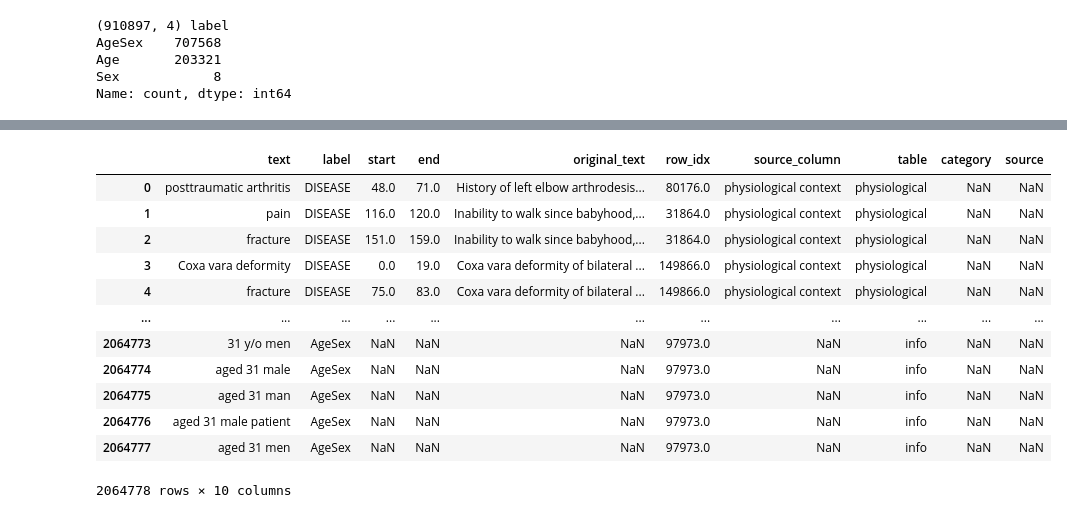
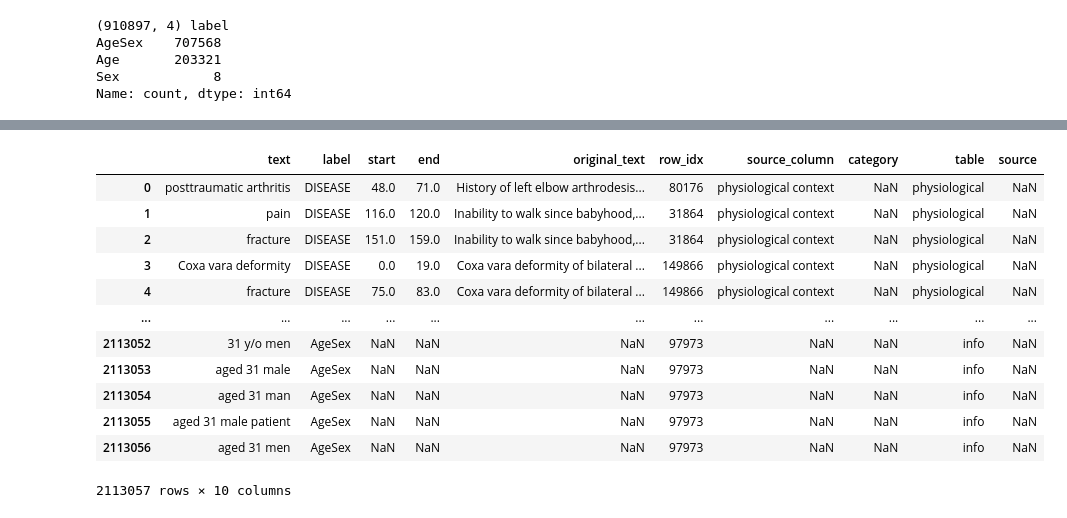
Before and after one commit to anc-22/Clinical_NLP_Project, a Jupyter notebook: notebook/NERLabelGeneration.ipynb, the cells around one changed output, grey strips where cells are left out. Drawn from its saved outputs; the diff is of its cells as text; code cells hidden in the pictures.

```diff
--- a/notebook/NERLabelGeneration.ipynb
+++ b/notebook/NERLabelGeneration.ipynb
@@ -512,10 +375,17 @@ if __name__ == "__main__":
     print("CUSTOM ANATOMY EXTRACTION FOR PHYSIOLOGICAL CONTEXT")
     print("="*60)
 
-    def extract_anatomy_from_physiological_context(df_medical):
+    def extract_anatomy_from_physiological_context(df_medical, text_column, id_column='idx'):
         """Extract anatomy entities from physiological context that BC5CDR might miss"""
 
         anatomy_entities = []
+         # build the id series once
+        if id_column is not None and id_column in df_medical.columns:
+            ids_series = df_medical[id_column].where(pd.notna(df_medical[id_column]), df_medical.index)
+        else:
+            ids_series = df_medical.index
+
+        texts = df_medical[text_column].fillna('').astype(str)
 
         # Comprehensive anatomy patterns
         anatomy_patterns = {
@@ -560,9 +430,9 @@ if __name__ == "__main__":
         laterality_terms = ['left', 'right', 'bilateral', 'unilateral']
 
         # Process each row
-        for idx, row in df_medical.iterrows():
-            if pd.notna(row['physiological context']):
-                text = str(row['physiological context']).lower()
+        for (df_index, text_original), idx in zip(texts.items(), ids_series):
+            if text_original:
+                text = text_original.lower()
 
                 # Extract anatomy terms
                 for category, terms in anatomy_patterns.items():
@@ -577,7 +447,7 @@ if __name__ == "__main__":
                                     'category': category,
                                     'start': match.start(),
                                     'end': match.end(),
-                                    'original_text': row['physiological context'],
+                                    'original_text': df_medical.at[df_index, text_column],
                                     'source': 'custom_anatomy_extraction',
                                     'row_idx': idx
                                 })
@@ -602,7 +472,7 @@ if __name__ == "__main__":
                                     'anatomy': anatomy_part,
                                     'start': match.start(),
                                     'end': match.end(),
-                                    'original_text': row['physiological context'],
+                                    'original_text': df_medical.at[df_index, text_column],
                                     'source': 'custom_anatomy_extraction',
                                     'row_idx': idx
                                 })
@@ -612,7 +482,7 @@ if __name__ == "__main__":
 
     # Extract custom anatomy entities
     print("\nExtracting anatomy entities...")
-    df_anatomy_custom = extract_anatomy_from_physiological_context(df_medical)
+    df_anatomy_custom = extract_anatomy_from_physiological_context(df_medical, text_column='physiological context', id_column='idx')
 
     print(f"\nCustom anatomy extraction found {len(df_anatomy_custom)} anatomy mentions")
 
@@ -687,6 +557,11 @@ if __name__ == "__main__":
             result = lf(df_medical.iloc[0])
             if result != 'ABSTAIN':
                 print(f"  {lf.__name__}: {result}")
+    keep_cols = ['text','label','start','end','original_text','row_idx','category']
+    df_all_physiological_entities = pd.concat(
+    [df_physiological_entities, df_anatomy_custom[keep_cols]],
+    ignore_index=True
+)
 
     # Save combined results
     df_all_physiological_entities.to_csv('physiological_entities_comprehensive.csv', index=False)
@@ -4491,20 +4508,20 @@ Sex                                     8
 DEVELOPING_ANATOMICAL_STRUCTURE         1
 Name: count, dtype: int64
 # %%
-all_entities = pd.DataFrame
+all_entities
 # %% [output]
-|  | text | label | start | end | original_text | row_idx | source_column | table | category | source |
-| 0 | posttraumatic arthritis | DISEASE | 48.0 | 71.0 | History of left elbow arthrodesis... | 80176.0 | physiological context | physiological | NaN | NaN |
-| 1 | pain | DISEASE | 116.0 | 120.0 | Inability to walk since babyhood,... | 31864.0 | physiological context | physiological | NaN | NaN |
-| 2 | fracture | DISEASE | 151.0 | 159.0 | Inability to walk since babyhood,... | 31864.0 | physiological context | physiological | NaN | NaN |
-| 3 | Coxa vara deformity | DISEASE | 0.0 | 19.0 | Coxa vara deformity of bilateral ... | 149866.0 | physiological context | physiological | NaN | NaN |
-| 4 | fracture | DISEASE | 75.0 | 83.0 | Coxa vara deformity of bilateral ... | 149866.0 | physiological context | physiological | NaN | NaN |
+|  | text | label | start | end | original_text | row_idx | source_column | category | table | source |
+| 0 | posttraumatic arthritis | DISEASE | 48.0 | 71.0 | History of left elbow arthrodesis... | 80176 | physiological context | NaN | physiological | NaN |
+| 1 | pain | DISEASE | 116.0 | 120.0 | Inability to walk since babyhood,... | 31864 | physiological context | NaN | physiological | NaN |
+| 2 | fracture | DISEASE | 151.0 | 159.0 | Inability to walk since babyhood,... | 31864 | physiological context | NaN | physiological | NaN |
+| 3 | Coxa vara deformity | DISEASE | 0.0 | 19.0 | Coxa vara deformity of bilateral ... | 149866 | physiological context | NaN | physiological | NaN |
+| 4 | fracture | DISEASE | 75.0 | 83.0 | Coxa vara deformity of bilateral ... | 149866 | physiological context | NaN | physiological | NaN |
 | ... | ... | ... | ... | ... | ... | ... | ... | ... | ... | ... |
-| 2064773 | 31 y/o men | AgeSex | NaN | NaN | NaN | 97973.0 | NaN | info | NaN | NaN |
-| 2064774 | aged 31 male | AgeSex | NaN | NaN | NaN | 97973.0 | NaN | info | NaN | NaN |
-| 2064775 | aged 31 man | AgeSex | NaN | NaN | NaN | 97973.0 | NaN | info | NaN | NaN |
-| 2064776 | aged 31 male patient | AgeSex | NaN | NaN | NaN | 97973.0 | NaN | info | NaN | NaN |
-| 2064777 | aged 31 men | AgeSex | NaN | NaN | NaN | 97973.0 | NaN | info | NaN | NaN |
+| 2113052 | 31 y/o men | AgeSex | NaN | NaN | NaN | 97973 | NaN | NaN | info | NaN |
+| 2113053 | aged 31 male | AgeSex | NaN | NaN | NaN | 97973 | NaN | NaN | info | NaN |
+| 2113054 | aged 31 man | AgeSex | NaN | NaN | NaN | 97973 | NaN | NaN | info | NaN |
+| 2113055 | aged 31 male patient | AgeSex | NaN | NaN | NaN | 97973 | NaN | NaN | info | NaN |
+| 2113056 | aged 31 men | AgeSex | NaN | NaN | NaN | 97973 | NaN | NaN | info | NaN |
-2064778 rows × 10 columns
+2113057 rows × 10 columns
 # %%
 all_entities.to_csv('all_entities.csv', index=False)
```
Also changed, not shown: parts of 14 cells of this notebook.
